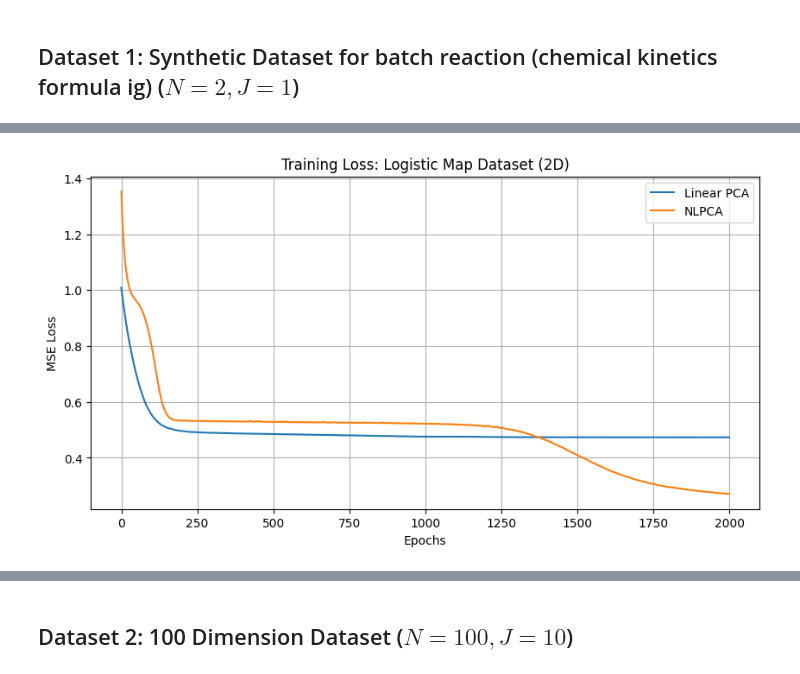
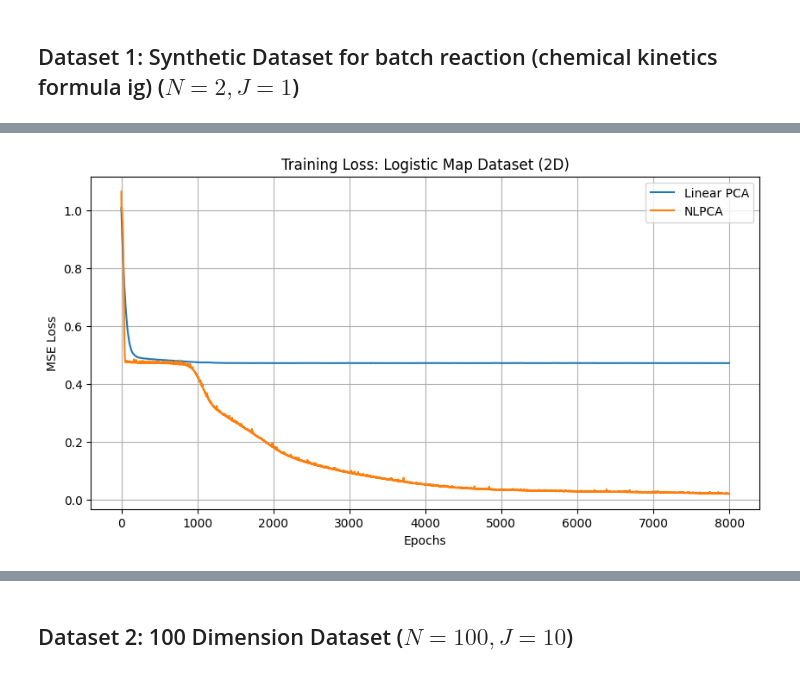
Before and after one commit to Gowda-Arjun/nlpca-Arjun-Gowda, a Jupyter notebook: nlpca_benchmark.ipynb, the cells around one changed output, grey strips where cells are left out. Drawn from its saved outputs; the diff is of its cells as text; code cells hidden in the pictures.

Commit message:
chore: epoch=8000, dim=64

```diff
--- a/nlpca_benchmark.ipynb
+++ b/nlpca_benchmark.ipynb
@@ -139,8 +139,8 @@ def train_model(model, dataloader, epochs=500, learning_rate=0.001, verbose_freq
 # Parameters
 input_dim = dataset_example1.get_input_dim()
 bottleneck_dim = 1
-mapping_dim = 10 # change for tests
-epochs = 2000
+mapping_dim = 64 # change for tests
+epochs = 8000
 
 print(f"Training Models on 2D Dataset (Input Dim: {input_dim}, Bottleneck: {bottleneck_dim})...")
 
@@ -187 +187 @@ Epoch [2000/2000], Loss: 0.271289
-[figure, old version]
+[figure, new version]
```
Also changed, not shown: parts of 3 cells of this notebook, 2 other files.
